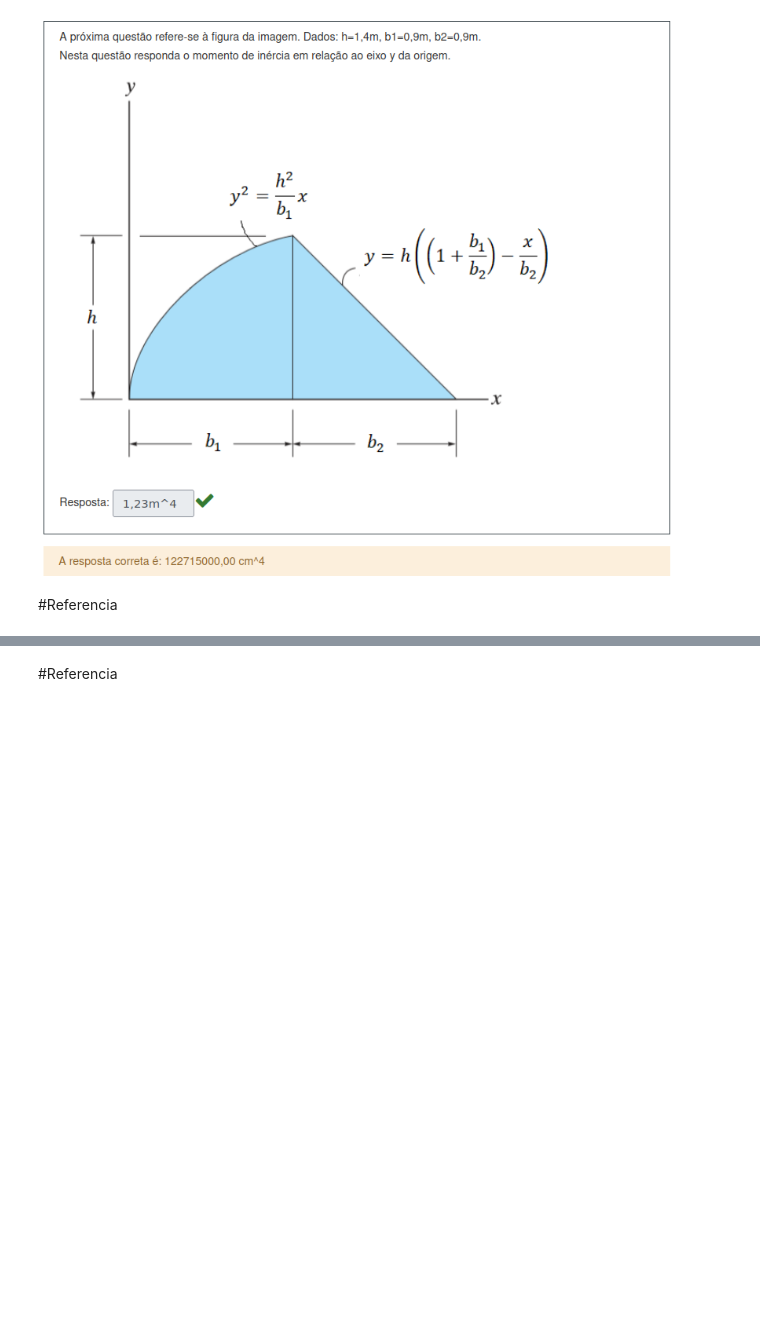
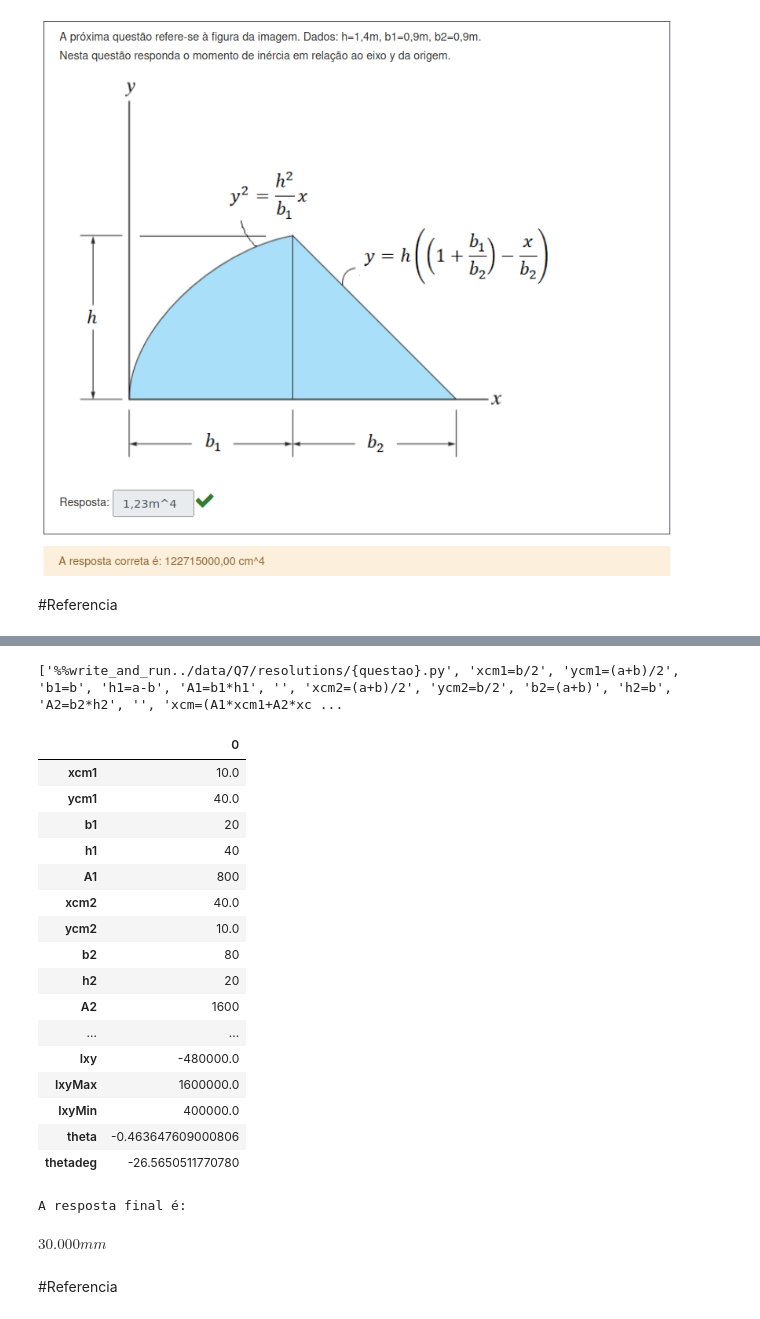
Before and after one commit to 2vdba2/pythonExercisesSolver, a Jupyter notebook: ipynb/Q7.ipynb, the cells around one changed output, grey strips where cells are left out. Drawn from its saved outputs; the diff is of its cells as text; code cells hidden in the pictures; blank space fills up the shorter version.

```diff
--- a/ipynb/Q7.ipynb
+++ b/ipynb/Q7.ipynb
@@ -811,3 +757,81 @@ UsageError: %%write_and_run is a cell magic, but the cell body is empty.
+# %%
+%%write_and_run ../data/Q7/inputs/{questao}.py
+a=60
+b=20
+# %%
+%%write_and_run ../data/Q7/resolutions/{questao}.py
+xcm1= b / 2
+ycm1= (a + b) / 2
+b1=b
+h1= a - b
+A1=b1*h1
+
+xcm2= (a+b) / 2
+ycm2= b / 2
+b2=(a+b)
+h2=b
+A2=b2*h2
+
+xcm=(A1*xcm1+A2*xcm2)/(A1+A2)
+ycm=(A1*ycm1+A2*ycm2)/(A1+A2)
+
+##### 1
+
+Ibx1=b1*h1**3/12
+Iby1=b1**3*h1/12
+
+dy1=-ycm+ycm1
+dx1=-xcm+xcm1
+
+Ix1=Ibx1+A1*dy1**2
+Iy1=Iby1+A1*dx1**2
+Ixy1=A1*dx1*dy1
+
+###### 2
+
+Ibx2=b2*h2**3/12
+Iby2=b2**3*h2/12
+
+dx2=-xcm+xcm2
+dy2=-ycm+ycm2
+
+Iy2=Iby2+A2*dx2**2
+Ix2=Ibx2+A2*dy2**2
+Ixy2=A2*dx2*dy2
+
+## ALL
+
+Ix=Ix1+Ix2
+Iy=Iy1+Iy2
+Ixy=Ixy1+Ixy2
+
+
+IxyMax=(Ix+Iy)/2+(((Ix-Iy)/2)**2+Ixy**2)**0.5
+IxyMin=(Ix+Iy)/2-(((Ix-Iy)/2)**2+Ixy**2)**0.5
+theta=sy.atan(2*Ixy/(Iy-Ix))/2
+thetadeg=theta*180/np.pi
+resposta(xcm,'mm')
+# %% [output]
+['%%write_and_run../data/Q7/resolutions/{questao}.py', 'xcm1=b/2', 'ycm1=(a+b)/2', 'b1=b', 'h1=a-b', 'A1=b1*h1', '', 'xcm2=(a+b)/2', 'ycm2=b/2', 'b2=(a+b)', 'h2=b', 'A2=b2*h2', '', 'xcm=(A1*xcm1+A2*xc ...
+|  | 0 |
+| xcm1 | 10.0 |
+| ycm1 | 40.0 |
+| b1 | 20 |
+| h1 | 40 |
+| A1 | 800 |
+| xcm2 | 40.0 |
+| ycm2 | 10.0 |
+| b2 | 80 |
+| h2 | 20 |
+| A2 | 1600 |
+| ... | ... |
+| Ixy | -480000.0 |
+| IxyMax | 1600000.0 |
+| IxyMin | 400000.0 |
+| theta | -0.463647609000806 |
+| thetadeg | -26.5650511770780 |
+A resposta final é:
+$\displaystyle 30.000mm$
 # %% [markdown]
 
 #Referencia
```
Also changed, not shown: parts of 46 cells of this notebook, 30 other files.
